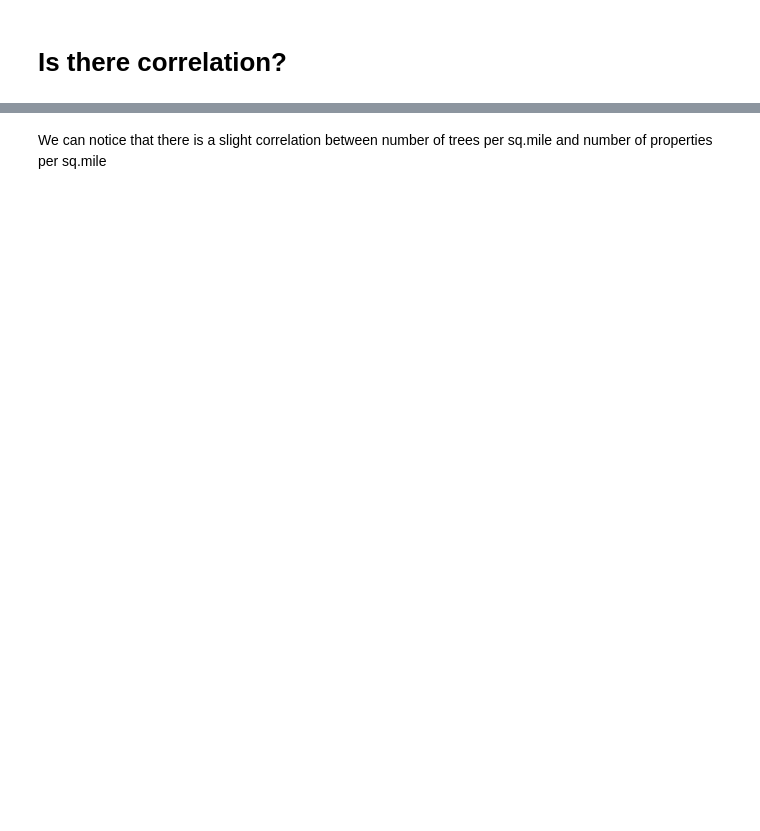
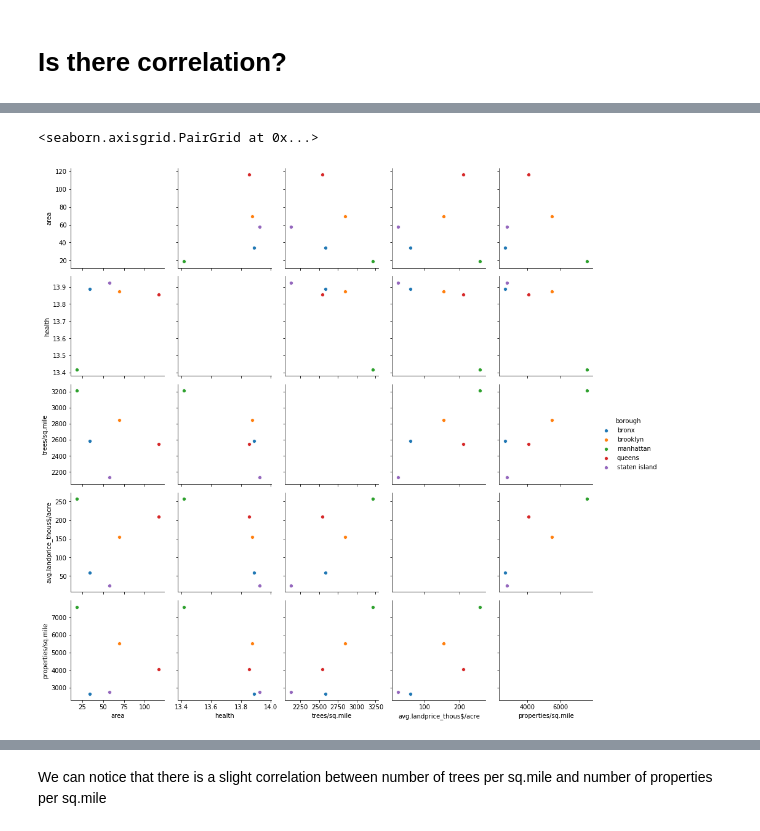
Before and after one commit to MarinaOrzechowski/NYC_Trees_Properties, a Jupyter notebook: DataAnalysis.ipynb, the cells around one changed output, grey strips where cells are left out. Cells and saved outputs as stored; diff of their text form; code cells hidden in the pictures; blank space fills up the shorter version.

```diff
--- a/DataAnalysis.ipynb
+++ b/DataAnalysis.ipynb
@@ -317,0 +398,5 @@ sns.pairplot(df_without_outliers, hue = 'borough')
+# %%
+sns.pairplot(dfB, hue = 'borough')
+# %% [output]
+<seaborn.axisgrid.PairGrid at 0x...>
+[figure, added]
```
Also changed, not shown: parts of 45 cells of this notebook, 21 other files.
